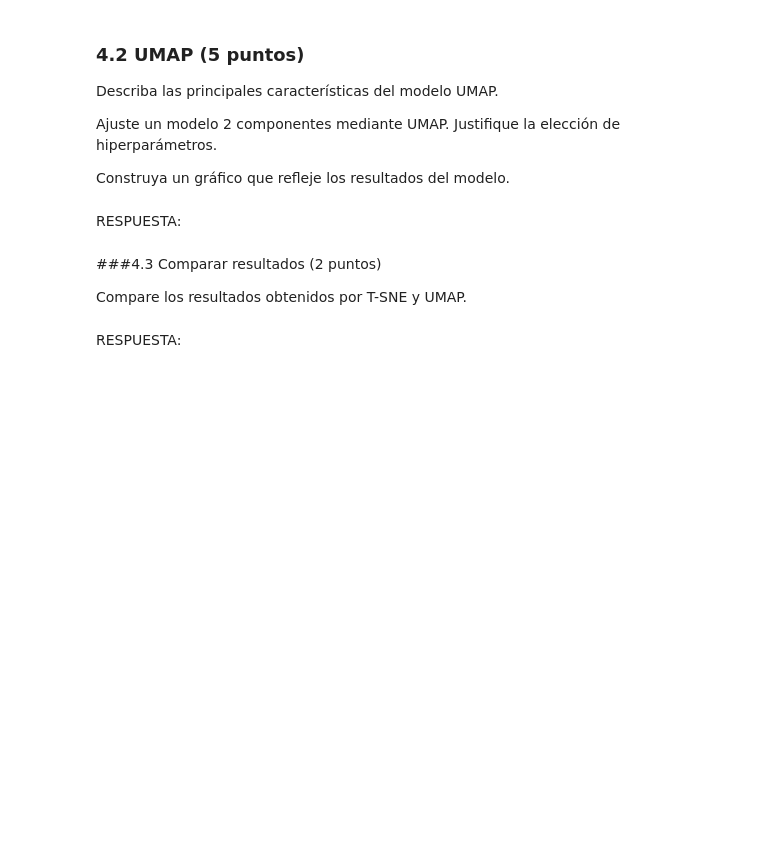
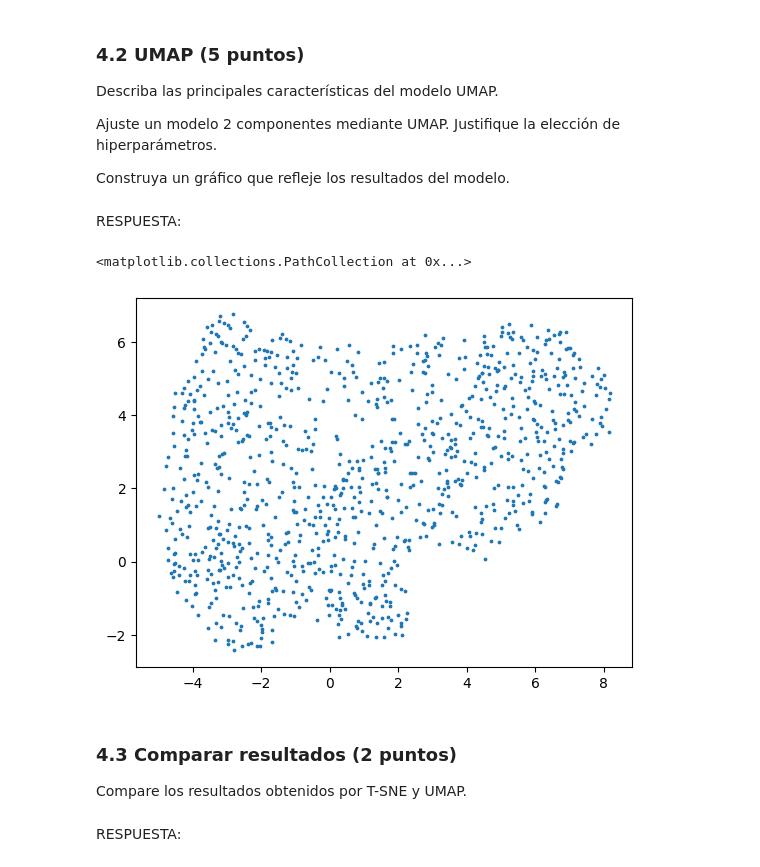
Before and after one commit to gato1108/Mineria-de-datos, a Jupyter notebook: T1/T1 mineria.ipynb, the cells around one changed output. Saved outputs shown, nothing was run; the diff lists cells and outputs as text; code cells hidden in the pictures; blank space fills up the shorter version.

```diff
--- a/T1/T1 mineria.ipynb
+++ b/T1/T1 mineria.ipynb
@@ -462,8 +474,17 @@ Ajuste un modelo 2 componentes mediante UMAP. Justifique la elección de hiperpa
 Construya un gráfico que refleje los resultados del modelo.
 # %% [markdown]
 RESPUESTA:
+# %%
+import umap.umap_ as umap
+
+umap_2d = umap.UMAP(n_components = 2, min_dist = 0.6, n_neighbors= 40, n_jobs=5)
+projection_umap = umap_2d.fit_transform(data_n_red)
+plt.scatter(projection_umap[:,0],projection_umap[:,1], s=3)
+# %% [output]
+<matplotlib.collections.PathCollection at 0x...>
+[figure, added]
 # %% [markdown]
-###4.3 Comparar resultados (2 puntos)
+### 4.3 Comparar resultados (2 puntos)
 
 Compare los resultados obtenidos por T-SNE y UMAP.
 # %% [markdown]
```
Also changed, not shown: parts of 12 cells of this notebook.
